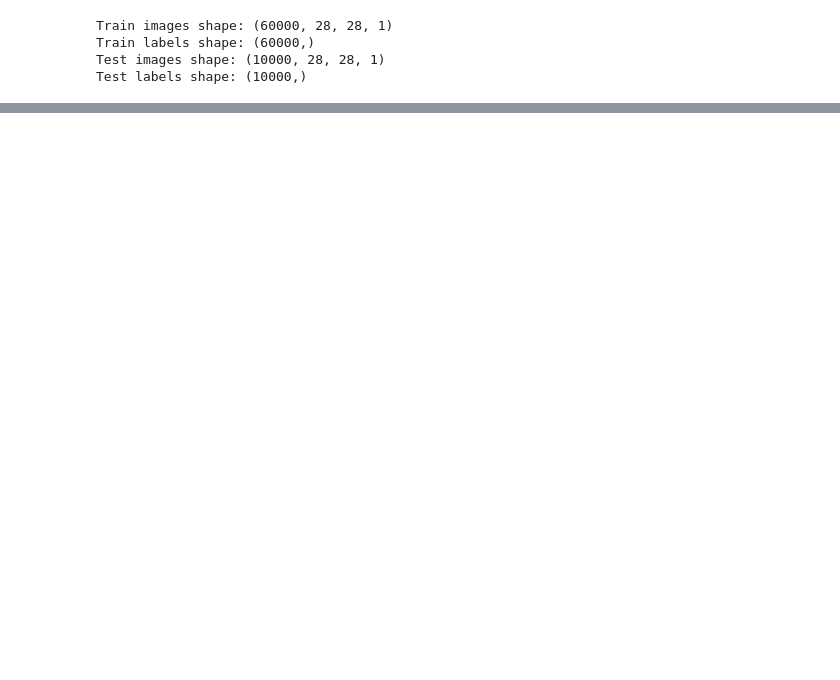
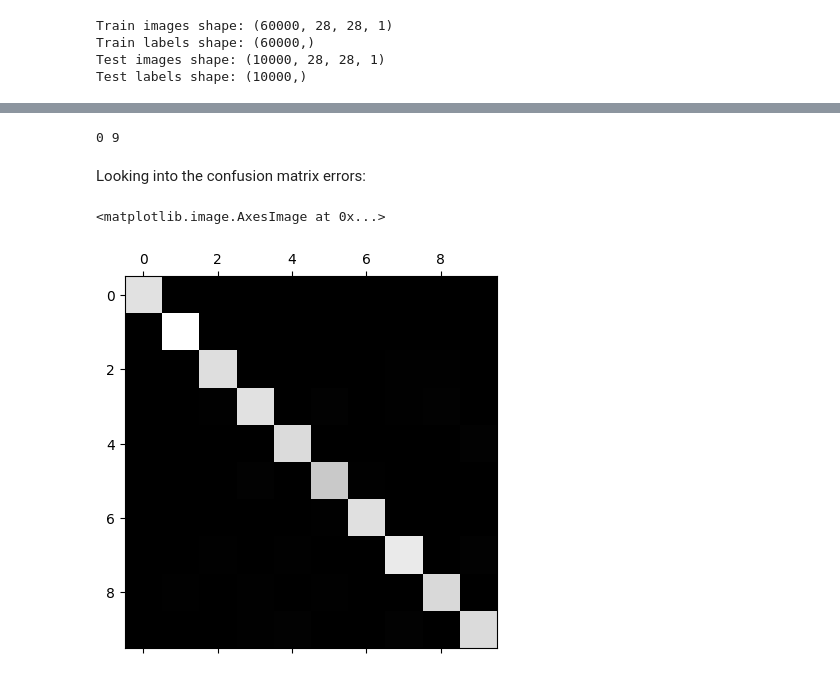
Before and after one commit to Bartlomiej-Kachniarz/Portfolio, a Jupyter notebook: machine_learning/mnist/mnist_digits.ipynb, the cells around one changed output, grey strips where cells are left out. Cells and saved outputs as stored; diff of their text form; code cells hidden in the pictures; blank space fills up the shorter version.

```diff
--- a/machine_learning/mnist/mnist_digits.ipynb
+++ b/machine_learning/mnist/mnist_digits.ipynb
@@ -147,0 +94,11 @@ for train_idx, test_idx in skfolds.split(x_)
+# %%
+print(F1_score.argmax(), F1_score.argmin())
+# %% [output]
+0 9
+# %% [markdown]
+Looking into the confusion matrix errors:
+# %%
+plt.matshow(confusion_mx, cmap=plt.cm.gray)
+# %% [output]
+<matplotlib.image.AxesImage at 0x...>
+[figure, added]
```
Also changed, not shown: parts of 53 cells of this notebook, 1 other file.
